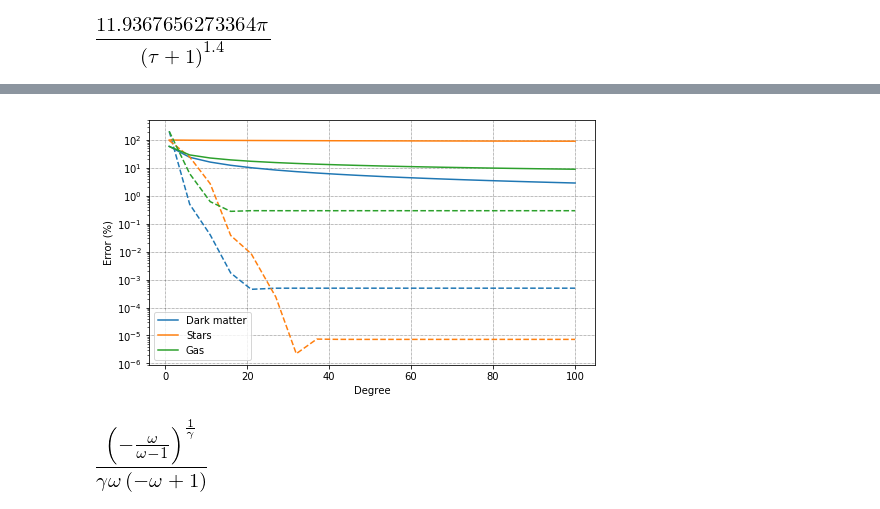
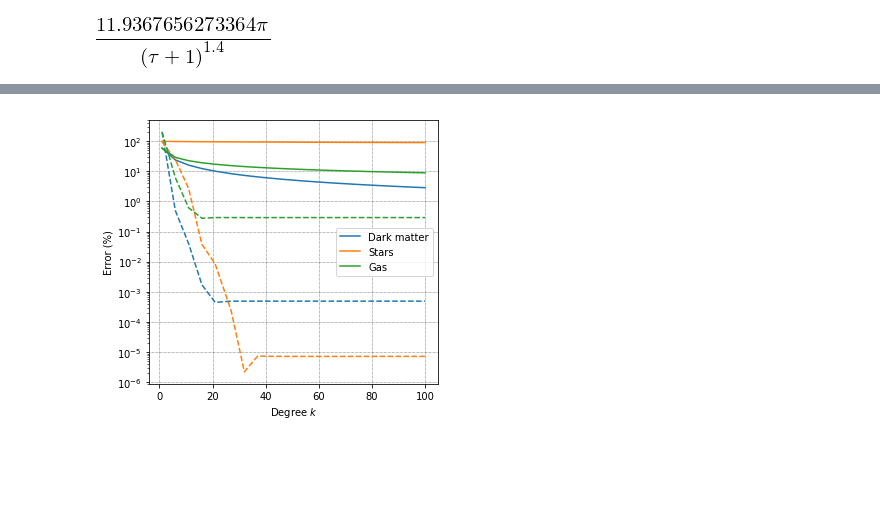
Before and after one commit to jsbarbosa/TesisFisica, a Jupyter notebook: Files/Week 8/Gammas.ipynb, the cells around one changed output, grey strips where cells are left out. Cells and saved outputs as stored; diff of their text form; code cells hidden in the pictures; blank space fills up the shorter version.

```diff
--- a/Files/Week 8/Gammas.ipynb
+++ b/Files/Week 8/Gammas.ipynb
@@ -83,7 +83,7 @@ n = spy.symbols("n", real = True, positive = False)
 # %%
 a_nfw = 2 * spy.pi * G * R_s ** 3 * rho_0 * a_1 * a_2 * a_3 * phi_1 / (m * (R_s + m)**2)
 a_s =  G * M_s * r_s * a_1 * a_2 * a_3 * phi_1 / (m * (r_s + m)**3)
-a_g = 2 * spy.pi * G * rho_0 * a_1 * a_2 * a_3 * (m / r_0) ** n * phi_1
+a_g = 2 * spy.pi * G * rho_0 * a_1 * a_2 * a_3 * (r_0 / m) ** n * phi_1
 display(a_nfw)
 display(a_s)
 display(a_g)
@@ -103,7 +103,7 @@ const = [(phi_1, phi_x), (m, m_int), (x, pos[0]), (y, pos[1]), (z, pos[2]),
 
 c_nfw = [(R_s, 0.172493), (rho_0, 16167.089408)]
 c_s = [(M_s, 1.56), (r_s, 0.002858)]
-c_g = [(r_0, 1e-3), (n, -2.2), (rho_0, 52879035.263645)]
+c_g = [(r_0, 1e-3), (n, 2.2), (rho_0, 52879035.263645)]
 # %%
 f_nfw = a_nfw.subs(const + c_nfw)
 f_s = a_s.subs(const + c_s)
@@ -122,10 +122,10 @@ values = [smbh.darkMatterMass(r), smbh.stellarMassHernquist(r), smbh.gasMass(r)]
 
 values = smbh.G * np.array(values) / r ** 2
 labels = ['Dark matter', 'Stars', 'Gas']
-gammas = np.logspace(-3, 2, 10)
+gammas = np.logspace(-3, 2, 100)
 degree = 50
 # %%
-fig, ax = plt.subplots(figsize = (8, 4.5))
+fig, ax = plt.subplots(figsize = (5, 4.5))
 
 for i in range(3):
     val = values[i]
@@ -140,6 +140,9 @@ ax.set_xscale('log')
 ax.set_xlabel(r'$\gamma$')
 ax.set_ylabel('Error (%)')
 ax.legend()
+ax.grid()
 
-ax.grid()
+fig.tight_layout()
+
+fig.savefig("gamma_error.png", dpi = 300)
 # %% [output]
@@ -147,30 +150,30 @@ ax.grid()
 # %%
 degrees = np.linspace(1, 100, 20).astype(int)
 
-fig, ax = plt.subplots(figsize = (8, 4.5))
+fig, ax = plt.subplots(figsize = (5, 4.5))
 
 for i in range(3):
     val = values[i]
     a = acs[i] * spy.exp(tau)
     v = [laguerre(a, d) for d in degrees]
     v = 100 * abs(v - val) / val
     c = ax.plot(degrees, v, label = labels[i])[0].get_color()
 
     a = (acs[i] * diff).subs([(tau, s0), (gamma, 0.2)])
     v = [legendre(a, d) for d in degrees]
     v = 100 * abs(v - val) / val
     ax.plot(degrees, v, '--' ,c = c)
 
 ax.set_yscale('log')
 
-ax.set_xlabel(r'Degree')
+ax.set_xlabel(r'Degree $k$')
 ax.set_ylabel('Error (%)')
 ax.legend()
 
 ax.grid()
+
+fig.tight_layout()
+
+fig.savefig("scheme_error.png", dpi = 300)
 # %% [output]
-[figure, old version]
+[figure, new version]
-# %%
-diff
-# %% [output]
-[figure, removed]
```
Also changed, not shown: parts of 2 cells of this notebook, 7 other files.
